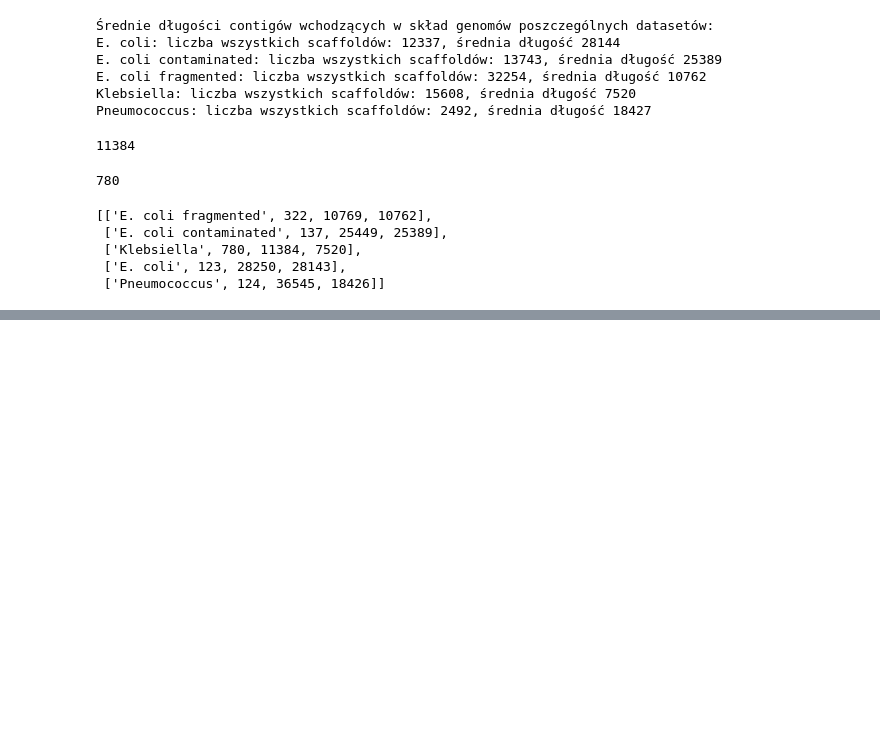
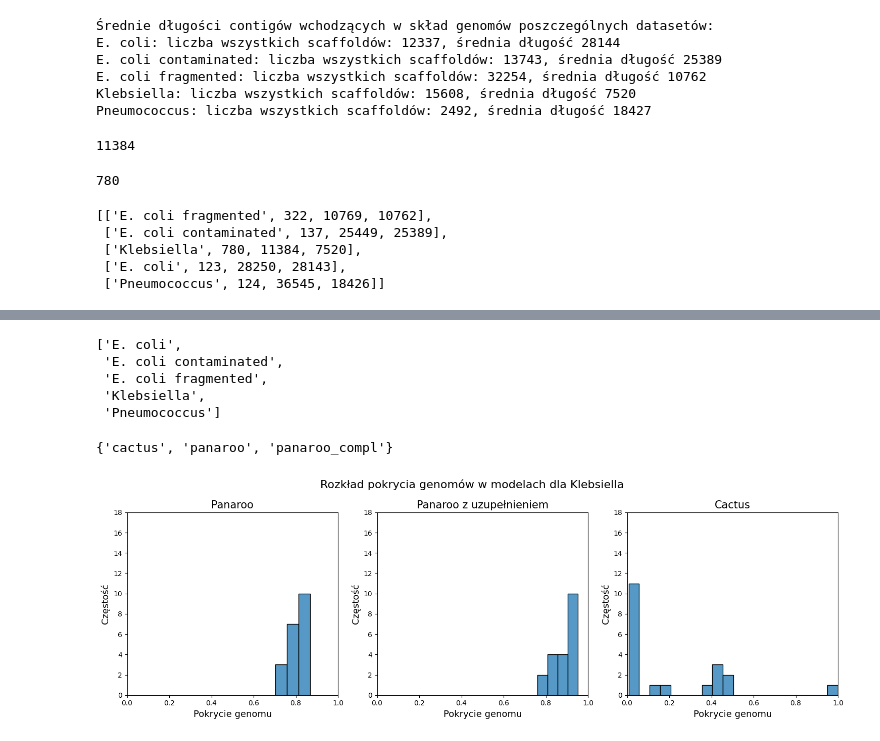
Before and after one commit to pampuchpampuch/pangenome_tools, a Jupyter notebook: notebooks/results_summary/contig_hists.ipynb, the cells around one changed output, grey strips where cells are left out. Drawn from its saved outputs; the diff is of its cells as text; code cells hidden in the pictures; blank space fills up the shorter version.

Commit message:
add: panaroo to maf

```diff
--- a/notebooks/results_summary/contig_hists.ipynb
+++ b/notebooks/results_summary/contig_hists.ipynb
@@ -267,0 +624,4 @@ df_basic.to_csv("/home/pampuch/studia/magisterka/final_summaries/scaffols_lens/b
+# %%
+for dataset in os.listdir(scaff_lens):
+    if "." not in dataset:
+        summarise_dataset_coverages(dataset)
@@ -267,0 +771,2 @@ df_basic.to_csv("/home/pampuch/studia/magisterka/final_summaries/scaffols_lens/b
+# %%
+dataset = "GPSC_subset"
@@ -267,0 +837,22 @@ df_basic.to_csv("/home/pampuch/studia/magisterka/final_summaries/scaffols_lens/b
+# %%
+datasets = []
+model_names = set()
+for dataset, models in cvg_dict.items():
+    datasets.append(dataset)
+    for model, cvg in models.items():
+        model_names.add(model)
+datasets = sorted(datasets)
+# %%
+datasets
+# %% [output]
+['E. coli',
+ 'E. coli contaminated',
+ 'E. coli fragmented',
+ 'Klebsiella',
+ 'Pneumococcus']
+# %%
+model_names
+# %% [output]
+{'cactus', 'panaroo', 'panaroo_compl'}
+# %%
+model_names = ["panaroo","panaroo_compl","cactus"]
@@ -267,0 +861,30 @@ df_basic.to_csv("/home/pampuch/studia/magisterka/final_summaries/scaffols_lens/b
+# %%
+dataset = "Klebsiella"
+model_name_mapping = {"panaroo" : "Panaroo","panaroo_compl" : "Panaroo z uzupełnieniem","cactus": "Cactus"}
+hists_dir = "/home/pampuch/studia/magisterka/final_summaries/scaf_cover/hists/"
+fig, axes = plt.subplots(1,3,figsize=(15, 5))
+# fig.s
+for k in range(3):
+    model = model_names[k]
+    i = k % 2
+    j = k % 3
+    # sns.histplot(cvg_dict[dataset][model], ax=axes[k], bins=50, binwidth = 530000*0.01)
+    # print(len(cvg_dict[dataset][model]))
+    # print()
+    sns.histplot(cvg_dict[dataset][model], ax=axes[k], binwidth=0.05*1)
+    axes[k].set_title(model_name_mapping[model], fontsize=15)
+    axes[k].set_xlabel("Pokrycie genomu", fontsize=13)
+    axes[k].set_ylabel("Częstość", fontsize=13)
+    axes[k].set(xlim=(0,1))
+    axes[k].set(ylim=(0,18))
+fig.suptitle(f"Rozkład pokrycia genomów w modelach dla {dataset}", fontsize=16)
+
+# plt.show()
+fig.tight_layout()
+
+# axes[2, 1].axis("off")
+dataset_name = dataset.replace(" ","_")
+plt.savefig(f"{hists_dir}/{dataset_name}_genomes_csv.png")
+plt.savefig(f"{hists_dir}/{dataset_name}_genomes_csv.svg")
+# %% [output]
+[figure, added]
```
Also changed, not shown: parts of 43 cells of this notebook, 4 other files.
